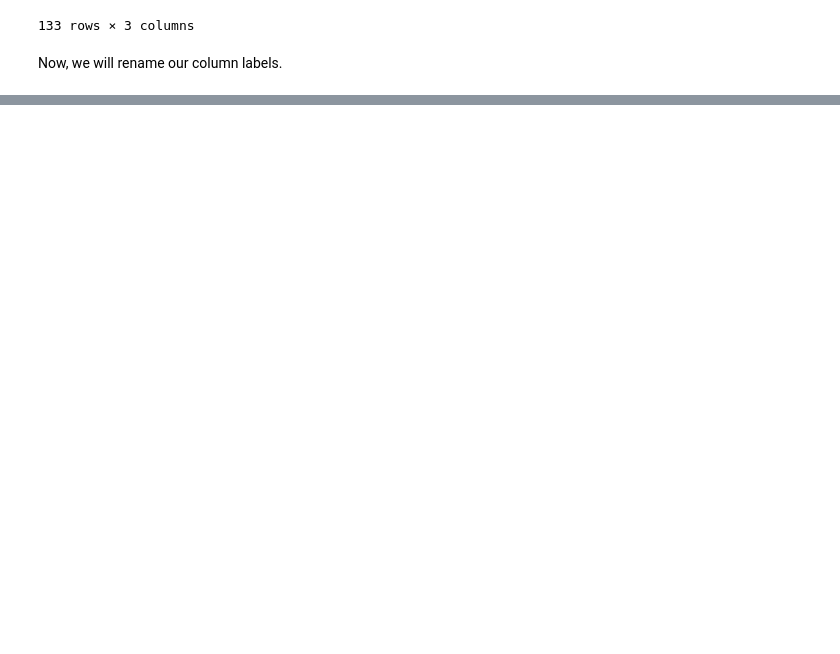
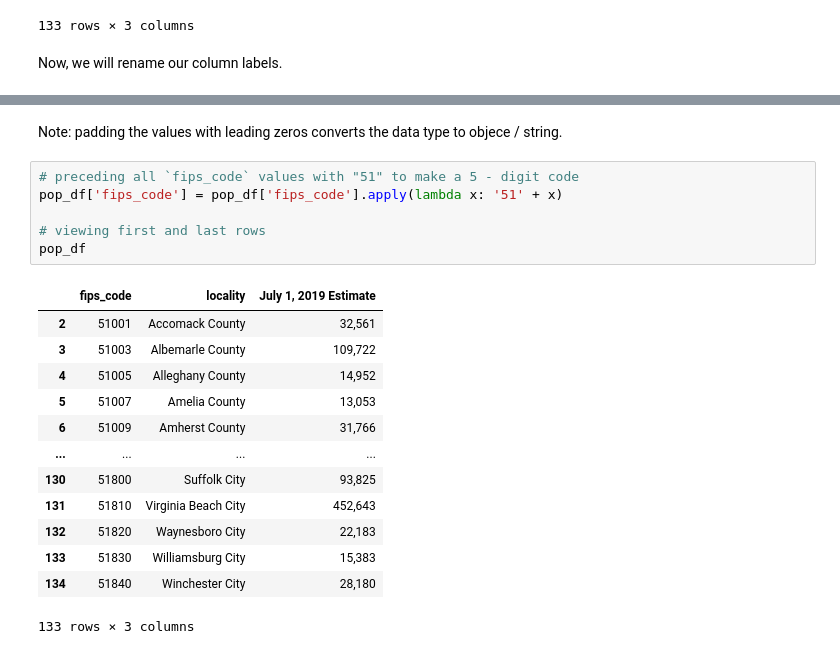
Before and after one commit to jammy-bot/va-covid-eda, a Jupyter notebook: va_covid_plots.ipynb, the cells around one changed output, grey strips where cells are left out. Drawn from its saved outputs; the diff is of its cells as text; blank space fills up the shorter version.

```diff
--- a/va_covid_plots.ipynb
+++ b/va_covid_plots.ipynb
@@ -670 +544,23 @@ pop_df.rename(columns = {'FIPS Code':'fips_code',
+# %% [markdown]
+Note: padding the values with leading zeros converts the data type to objece / string.
+# %%
+# preceding all `fips_code` values with "51" to make a 5 - digit code
+pop_df['fips_code'] = pop_df['fips_code'].apply(lambda x: '51' + x)
+
+# viewing first and last rows
+pop_df
+# %% [output]
+|  | fips_code | locality | July 1, 2019 Estimate |
+| 2 | 51001 | Accomack County | 32,561 |
+| 3 | 51003 | Albemarle County | 109,722 |
+| 4 | 51005 | Alleghany County | 14,952 |
+| 5 | 51007 | Amelia County | 13,053 |
+| 6 | 51009 | Amherst County | 31,766 |
+| ... | ... | ... | ... |
+| 130 | 51800 | Suffolk City | 93,825 |
+| 131 | 51810 | Virginia Beach City | 452,643 |
+| 132 | 51820 | Waynesboro City | 22,183 |
+| 133 | 51830 | Williamsburg City | 15,383 |
+| 134 | 51840 | Winchester City | 28,180 |
+133 rows × 3 columns
 # %% [markdown]
```
Also changed, not shown: parts of 57 cells of this notebook.
